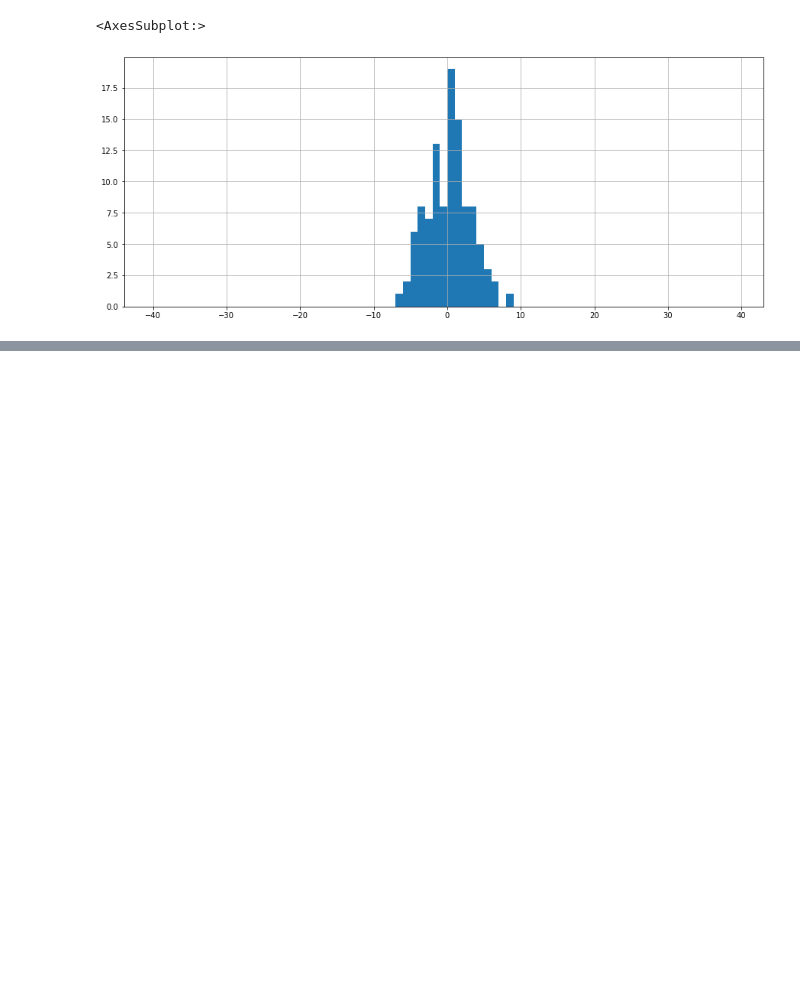
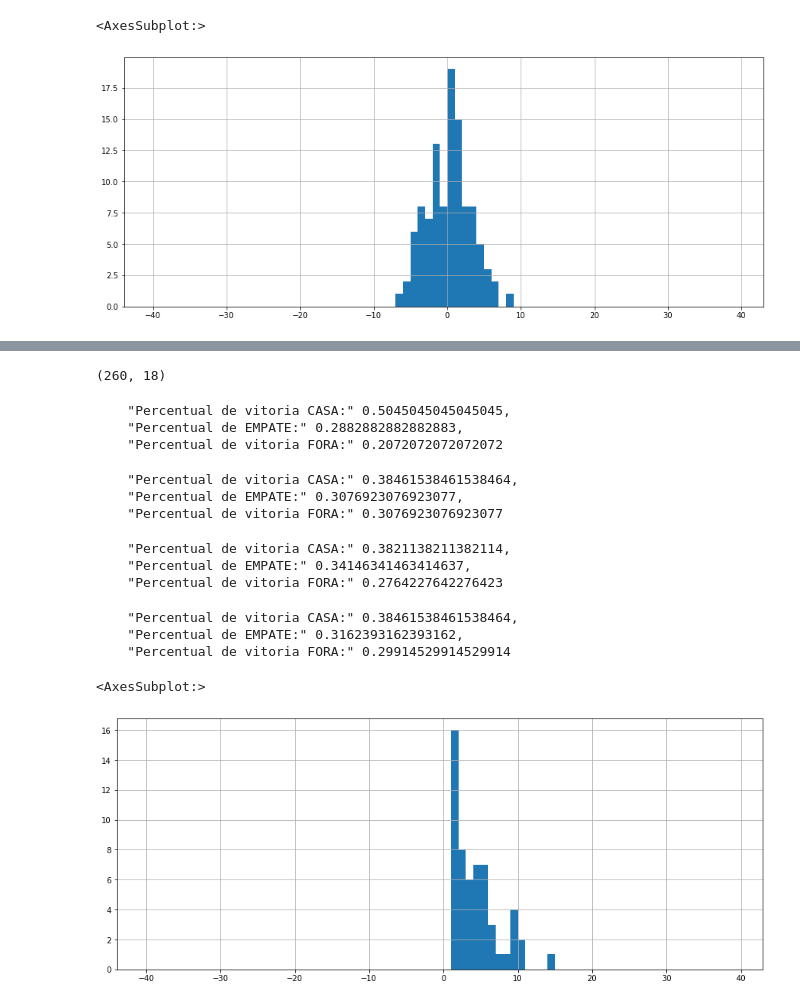
Before and after one commit to eleflow/estudo_cartola, a Jupyter notebook: notebooks/analises.ipynb, the cells around one changed output, grey strips where cells are left out. Drawn from its saved outputs; the diff is of its cells as text; code cells hidden in the pictures; blank space fills up the shorter version.

```diff
--- a/notebooks/analises.ipynb
+++ b/notebooks/analises.ipynb
@@ -595,0 +607,21 @@ df_club_matches[(df_club_matches['ref_result'] < 0) & (df_club_matches['ref_id']
+# %%
+df_club_matches_home_visitor.shape
+# %% [output]
+(260, 18)
+# %%
+df1 = df_club_matches_home_visitor[df_club_matches_home_visitor['home_goals_diff'] > df_club_matches_home_visitor['visitor_goals_diff']]
+# %%
+numero_jogos = len(df1)
+vencedor_casa = len(df1[df1['vencedor']=='CASA'])
+empate = len(df1[df1['vencedor']=='EMPATE'])
+vencedor_fora = len(df1[df1['vencedor']=='VISITANTE'])
+print(f"""
+    "Percentual de vitoria CASA:" {vencedor_casa/numero_jogos},
+    "Percentual de EMPATE:" {empate/numero_jogos},
+    "Percentual de vitoria FORA:" {vencedor_fora/numero_jogos}
+    """
+)
+# %% [output]
+    "Percentual de vitoria CASA:" 0.5045045045045045,
+    "Percentual de EMPATE:" 0.2882882882882883,
+    "Percentual de vitoria FORA:" 0.2072072072072072
@@ -595,0 +630,15 @@ df_club_matches[(df_club_matches['ref_result'] < 0) & (df_club_matches['ref_id']
+# %%
+numero_jogos = len(df2)
+vencedor_casa = len(df2[df2['vencedor']=='CASA'])
+empate = len(df2[df2['vencedor']=='EMPATE'])
+vencedor_fora = len(df2[df2['vencedor']=='VISITANTE'])
+print(f"""
+    "Percentual de vitoria CASA:" {vencedor_casa/numero_jogos},
+    "Percentual de EMPATE:" {empate/numero_jogos},
+    "Percentual de vitoria FORA:" {vencedor_fora/numero_jogos}
+    """
+)
+# %% [output]
+    "Percentual de vitoria CASA:" 0.38461538461538464,
+    "Percentual de EMPATE:" 0.3076923076923077,
+    "Percentual de vitoria FORA:" 0.3076923076923077
@@ -595,0 +647,30 @@ df_club_matches[(df_club_matches['ref_result'] < 0) & (df_club_matches['ref_id']
+# %%
+numero_jogos = len(df3)
+vencedor_casa = len(df3[df3['vencedor']=='CASA'])
+empate = len(df3[df3['vencedor']=='EMPATE'])
+vencedor_fora = len(df3[df3['vencedor']=='VISITANTE'])
+print(f"""
+    "Percentual de vitoria CASA:" {vencedor_casa/numero_jogos},
+    "Percentual de EMPATE:" {empate/numero_jogos},
+    "Percentual de vitoria FORA:" {vencedor_fora/numero_jogos}
+    """
+)
+# %% [output]
+    "Percentual de vitoria CASA:" 0.3821138211382114,
+    "Percentual de EMPATE:" 0.34146341463414637,
+    "Percentual de vitoria FORA:" 0.2764227642276423
+# %%
+numero_jogos = len(df1)+ len(df3)
+vencedor_historico_melhor = len(df1[df1['vencedor']=='CASA']) + len(df3[df3['vencedor']=='VISITANTE'])
+empate = len(df1[df1['vencedor']=='EMPATE']) + len(df3[df3['vencedor']=='EMPATE'])
+vencedor_historico_pior = len(df1[df1['vencedor']=='VISITANTE']) + len(df3[df3['vencedor']=='CASA'])
+print(f"""
+    "Percentual de vitoria CASA:" {vencedor_historico_melhor/numero_jogos},
+    "Percentual de EMPATE:" {empate/numero_jogos},
+    "Percentual de vitoria FORA:" {vencedor_historico_pior/numero_jogos}
+    """
+)
+# %% [output]
+    "Percentual de vitoria CASA:" 0.38461538461538464,
+    "Percentual de EMPATE:" 0.3162393162393162,
+    "Percentual de vitoria FORA:" 0.29914529914529914
@@ -595,0 +679,5 @@ df_club_matches[(df_club_matches['ref_result'] < 0) & (df_club_matches['ref_id']
+# %%
+df1[df1['vencedor']=='CASA']['diff'].hist(bins=range(-40, 40, 1), figsize=(15, 6))
+# %% [output]
+<AxesSubplot:>
+[figure, added]
```
Also changed, not shown: parts of 11 cells of this notebook, 2 other files.
